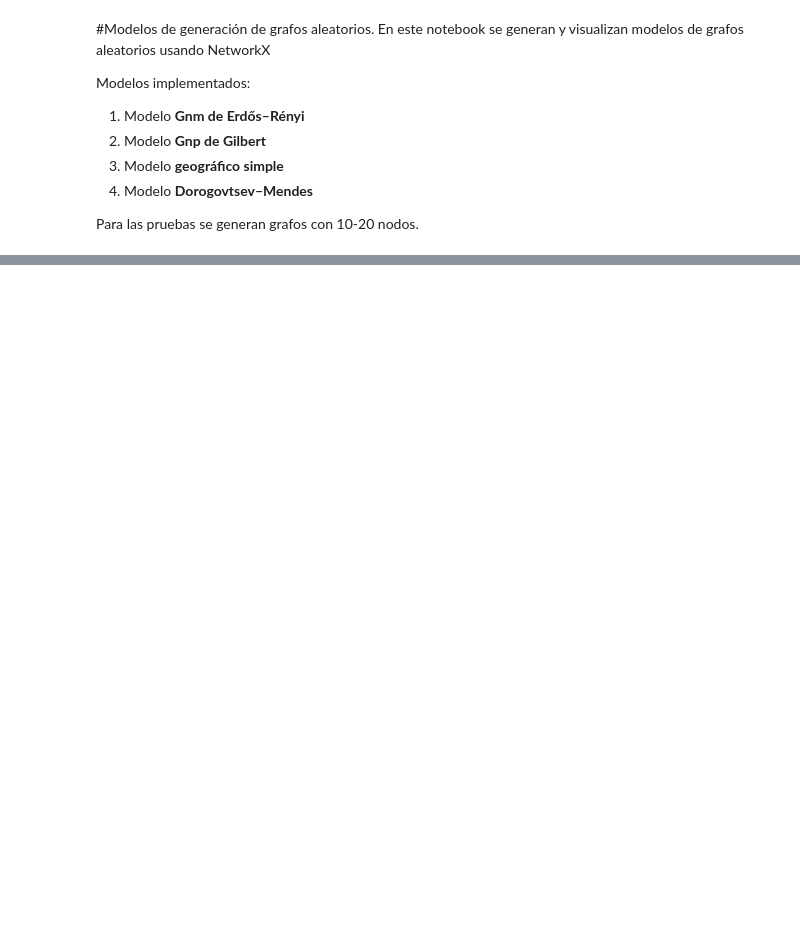
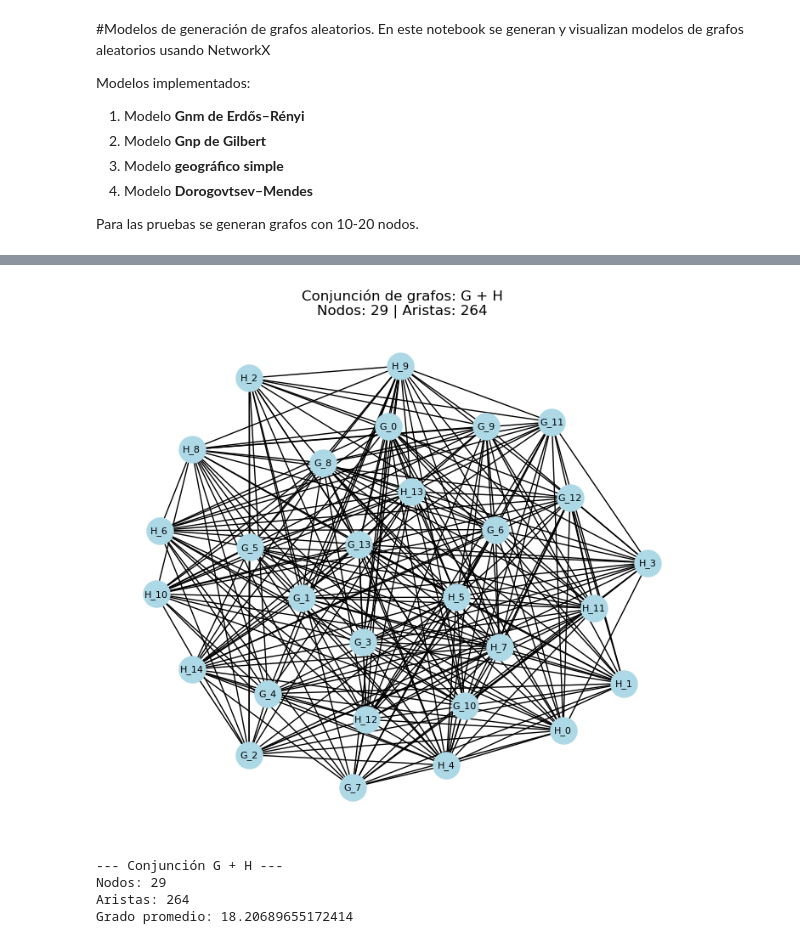
Before and after one commit to DeniLeon/graph-theory-random-models, a Jupyter notebook: notebooks/random_graph_models_gen.ipynb, the cells around one changed output, grey strips where cells are left out. Saved outputs shown, nothing was run; the diff lists cells and outputs as text; code cells hidden in the pictures; blank space fills up the shorter version.

```diff
--- a/notebooks/random_graph_models_gen.ipynb
+++ b/notebooks/random_graph_models_gen.ipynb
@@ -110,0 +182,11 @@ Grado promedio: 3.0
+# %%
+J = conjuncion_grafos_scratch(G, H)
+
+visualizar_grafo(J, "Conjunción de grafos: G + H")
+resumen(J, "Conjunción G + H")
+# %% [output]
+[figure, added]
+--- Conjunción G + H ---
+Nodos: 29
+Aristas: 264
+Grado promedio: 18.20689655172414
```
Also changed, not shown: parts of 10 cells of this notebook, 1 other file.
